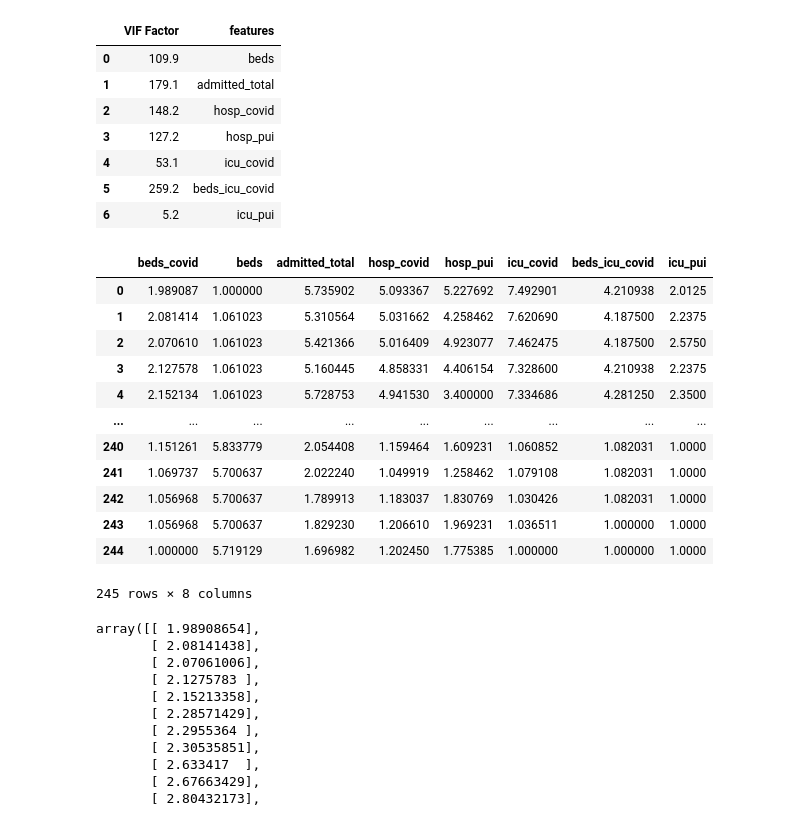
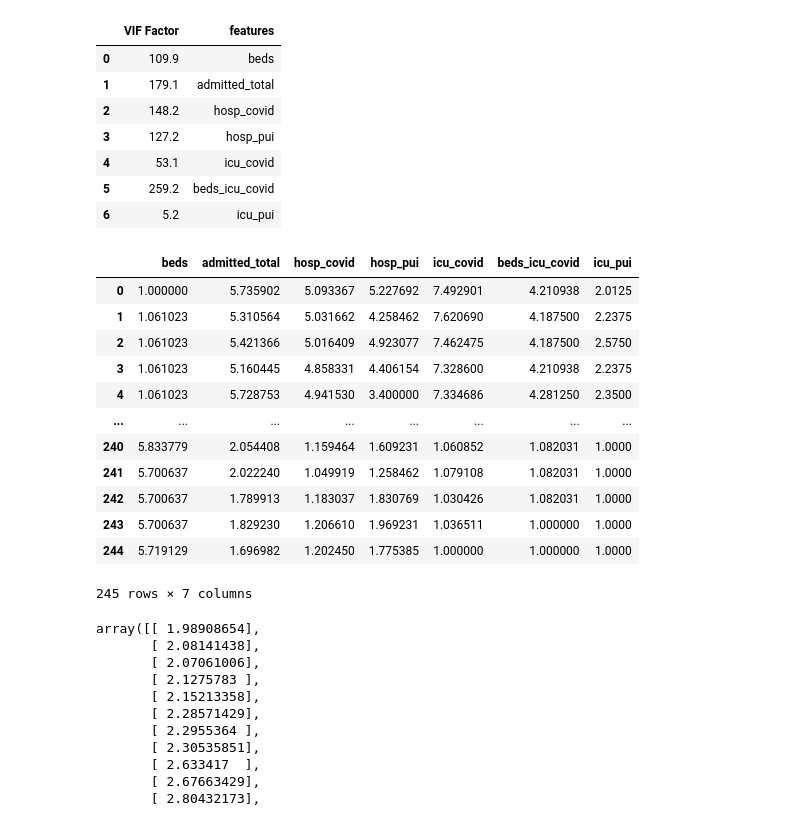
Before and after one commit to JsonLu0910/Ai-Lab3, a Jupyter notebook: Lab3_P7_G6.ipynb, the cells around one changed output. Saved outputs shown, nothing was run; the diff lists cells and outputs as text; code cells hidden in the pictures.

```diff
--- a/Lab3_P7_G6.ipynb
+++ b/Lab3_P7_G6.ipynb
@@ -166,22 +166,22 @@ scaled_features = pd.DataFrame(scaled_features, columns = ['beds_covid','beds','
 scaled_features
 scaled_features_array = scaled_features.to_numpy()
 # %%
-scaled_features.drop(columns=['beds_covid'])
+scaled_features = scaled_features.drop(columns=['beds_covid'])
 scaled_features
 # %% [output]
-|  | beds_covid | beds | admitted_total | hosp_covid | hosp_pui | icu_covid | beds_icu_covid | icu_pui |
-| 0 | 1.989087 | 1.000000 | 5.735902 | 5.093367 | 5.227692 | 7.492901 | 4.210938 | 2.0125 |
-| 1 | 2.081414 | 1.061023 | 5.310564 | 5.031662 | 4.258462 | 7.620690 | 4.187500 | 2.2375 |
-| 2 | 2.070610 | 1.061023 | 5.421366 | 5.016409 | 4.923077 | 7.462475 | 4.187500 | 2.5750 |
-| 3 | 2.127578 | 1.061023 | 5.160445 | 4.858331 | 4.406154 | 7.328600 | 4.210938 | 2.2375 |
-| 4 | 2.152134 | 1.061023 | 5.728753 | 4.941530 | 3.400000 | 7.334686 | 4.281250 | 2.3500 |
-| ... | ... | ... | ... | ... | ... | ... | ... | ... |
-| 240 | 1.151261 | 5.833779 | 2.054408 | 1.159464 | 1.609231 | 1.060852 | 1.082031 | 1.0000 |
-| 241 | 1.069737 | 5.700637 | 2.022240 | 1.049919 | 1.258462 | 1.079108 | 1.082031 | 1.0000 |
-| 242 | 1.056968 | 5.700637 | 1.789913 | 1.183037 | 1.830769 | 1.030426 | 1.082031 | 1.0000 |
-| 243 | 1.056968 | 5.700637 | 1.829230 | 1.206610 | 1.969231 | 1.036511 | 1.000000 | 1.0000 |
-| 244 | 1.000000 | 5.719129 | 1.696982 | 1.202450 | 1.775385 | 1.000000 | 1.000000 | 1.0000 |
+|  | beds | admitted_total | hosp_covid | hosp_pui | icu_covid | beds_icu_covid | icu_pui |
+| 0 | 1.000000 | 5.735902 | 5.093367 | 5.227692 | 7.492901 | 4.210938 | 2.0125 |
+| 1 | 1.061023 | 5.310564 | 5.031662 | 4.258462 | 7.620690 | 4.187500 | 2.2375 |
+| 2 | 1.061023 | 5.421366 | 5.016409 | 4.923077 | 7.462475 | 4.187500 | 2.5750 |
+| 3 | 1.061023 | 5.160445 | 4.858331 | 4.406154 | 7.328600 | 4.210938 | 2.2375 |
+| 4 | 1.061023 | 5.728753 | 4.941530 | 3.400000 | 7.334686 | 4.281250 | 2.3500 |
+| ... | ... | ... | ... | ... | ... | ... | ... |
+| 240 | 5.833779 | 2.054408 | 1.159464 | 1.609231 | 1.060852 | 1.082031 | 1.0000 |
+| 241 | 5.700637 | 2.022240 | 1.049919 | 1.258462 | 1.079108 | 1.082031 | 1.0000 |
+| 242 | 5.700637 | 1.789913 | 1.183037 | 1.830769 | 1.030426 | 1.082031 | 1.0000 |
+| 243 | 5.700637 | 1.829230 | 1.206610 | 1.969231 | 1.036511 | 1.000000 | 1.0000 |
+| 244 | 5.719129 | 1.696982 | 1.202450 | 1.775385 | 1.000000 | 1.000000 | 1.0000 |
-245 rows × 8 columns
+245 rows × 7 columns
 # %%
 # target = scaled_features_array[:, [0]].astype('int64')
 target = scaled_features_array[:, [0]]
```
Also changed, not shown: parts of 9 cells of this notebook.
